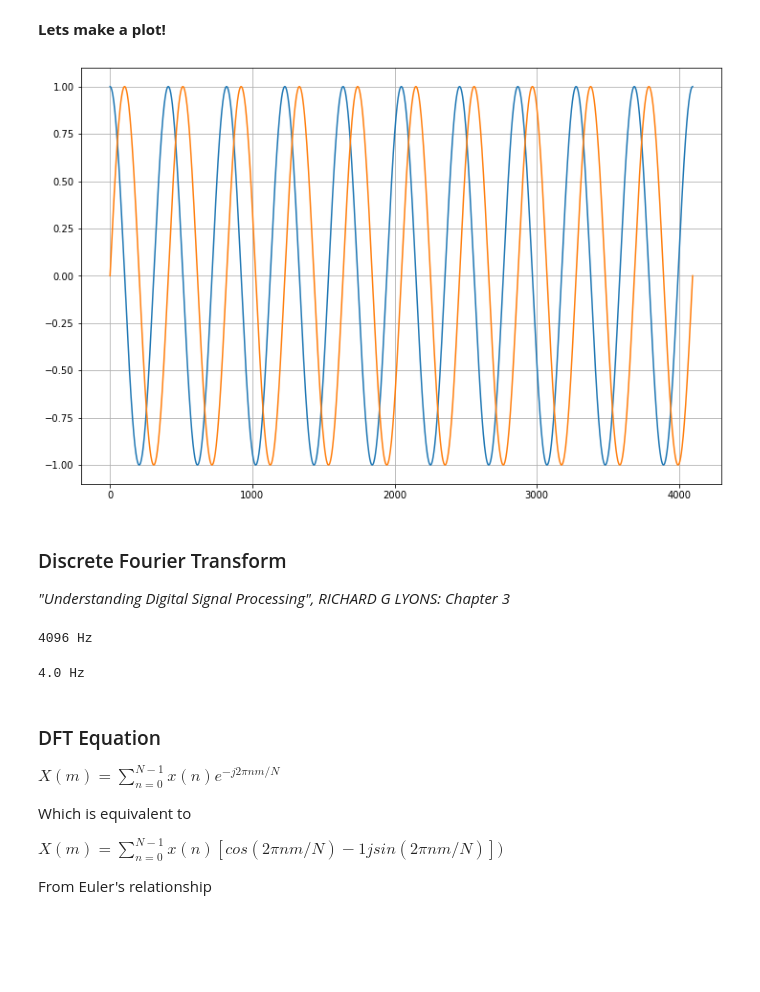
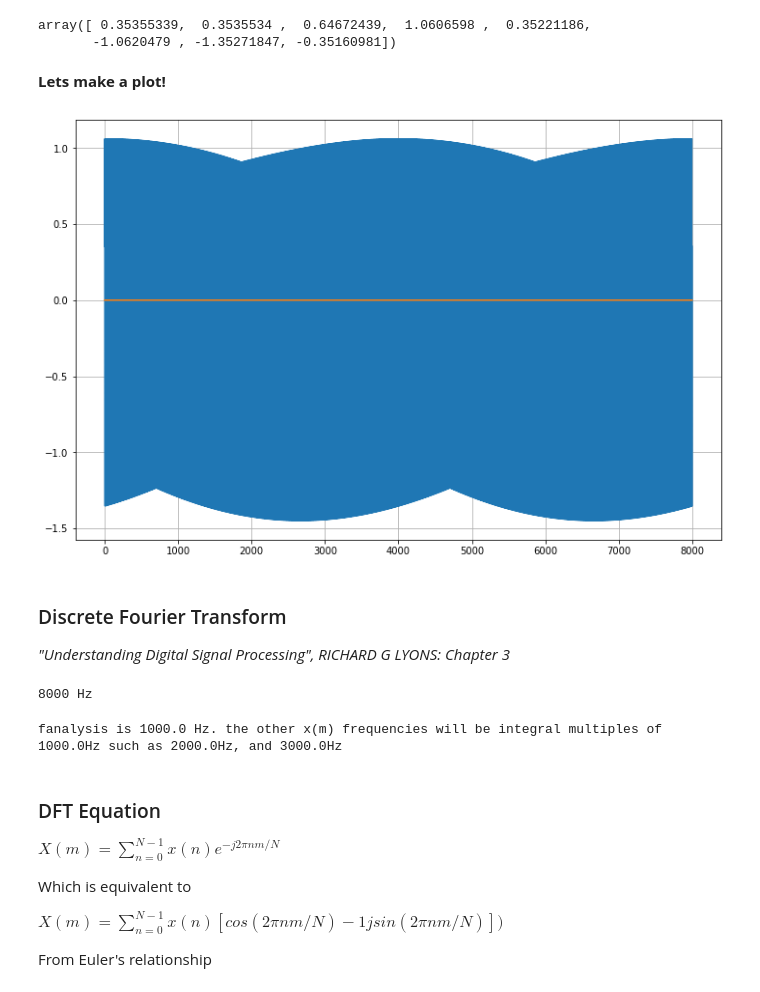
Before and after one commit to CodyRoberson/dsp, a Jupyter notebook: dsp.ipynb, the cells around one changed output. Drawn from its saved outputs; the diff is of its cells as text; code cells hidden in the pictures; blank space fills up the shorter version.

Commit message:
did DFT walkthrough

```diff
--- a/dsp.ipynb
+++ b/dsp.ipynb
@@ -18,14 +18,24 @@ cW = complexWave
+# %%
+# book walkthrough example for debugging. The wave and DFT equation will use this block instead of the 'complexWave variable'
+FS = 8000 # FS
+N = 8 # number of DFT points
+t = linspace(0,1,FS-1)
+wave2 = sin(2*pi*1000*t)+0.5*sin(2*pi*2000*t + (3*pi/4))
+wave2[0:8]
+# %% [output]
+array([ 0.35355339,  0.3535534 ,  0.64672439,  1.0606598 ,  0.35221186,
+       -1.0620479 , -1.35271847, -0.35160981])
 # %% [markdown]
 **Lets make a plot!**
 # %%
 plt.figure(figsize=(12,8))
-plt.plot(complexWave.real)
-plt.plot(complexWave.imag)
+plt.plot(wave2.real)
+plt.plot(wave2.imag)
 # plt.xlim(-10,100)
 plt.grid()
 plt.show()
 # %% [output]
-[figure, old version]
+[figure, new version]
 # %% [markdown]
 ### Discrete Fourier Transform
 _"Understanding Digital Signal Processing", RICHARD G LYONS: Chapter 3_
@@ -33,16 +43,16 @@ _"Understanding Digital Signal Processing", RICHARD G LYONS: Chapter 3_
 # My signal above has an FS of
 print("{} Hz".format(FS))
 # %% [output]
-4096 Hz
+8000 Hz
 # %%
 # When I decide how many points my DFT will have or 'N'.
 # This will result in the dft haveing fundamental frequency of FS/N
 FF = FS/N
-print("{} Hz".format(FF))
+print("fanalysis is {0} Hz. the other x(m) frequencies will be integral multiples of {0}Hz such as {1}Hz, and {2}Hz".format(FF, FF*2, FF*3))
 
 # it will divide my space up into 4 Hz Increments
 # %% [output]
-4.0 Hz
+fanalysis is 1000.0 Hz. the other x(m) frequencies will be integral multiples of 1000.0Hz such as 2000.0Hz, and 3000.0Hz
 # %% [markdown]
 ### DFT Equation
 $ X(m) = \sum_{n=0}^{N-1}x(n)e^{-j2\pi nm/N} $
```
Also changed, not shown: parts of 9 cells of this notebook, 1 other file.
